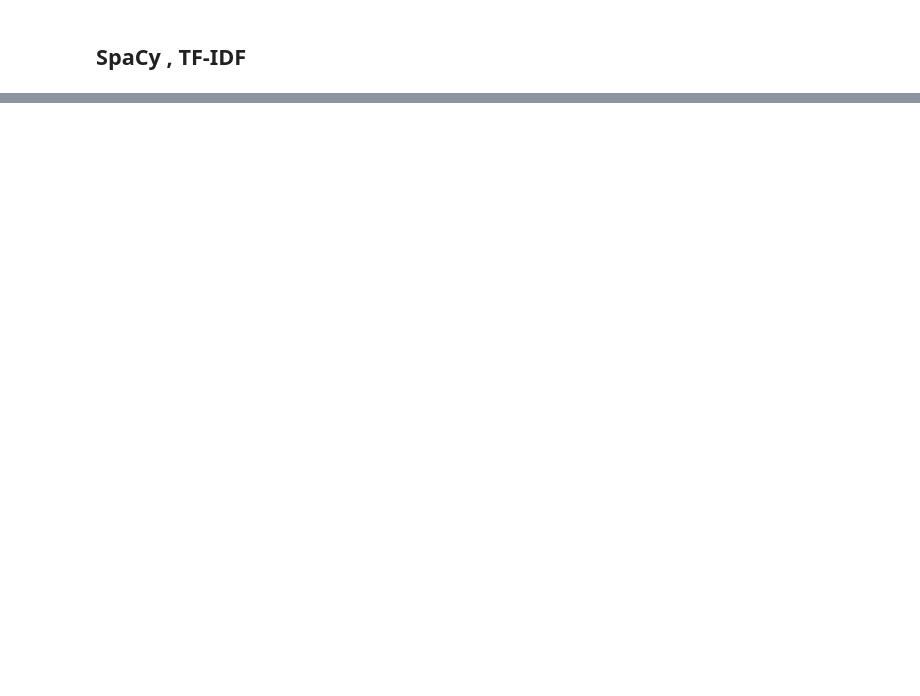
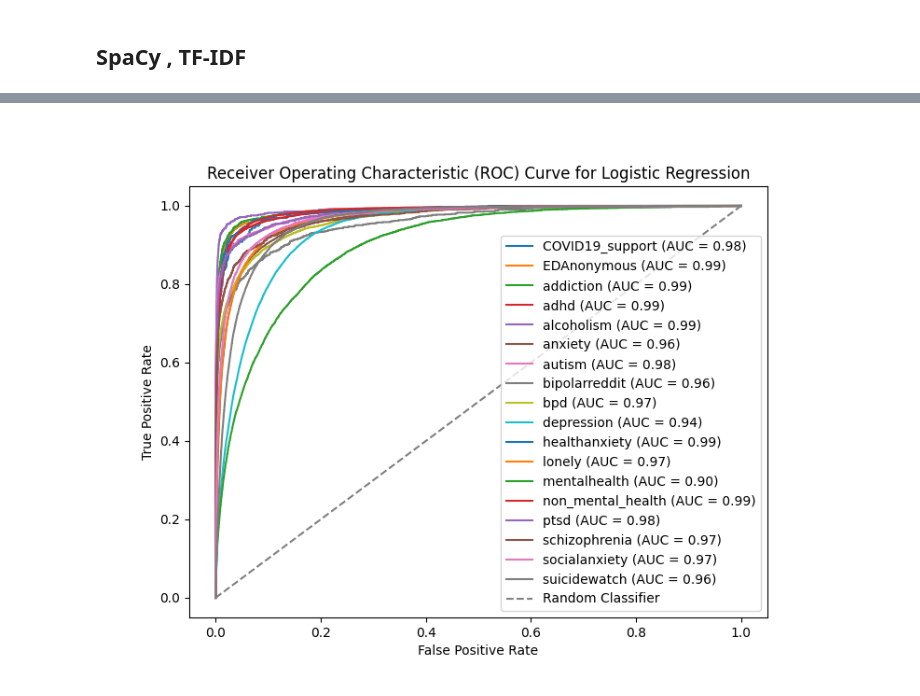
Before and after one commit to KeshavElangoDS/Mental-Health-Analysis-using-Social-Media-Data, a Jupyter notebook: spacy_tfidf_classification.ipynb, the cells around one changed output, grey strips where cells are left out. Cells and saved outputs as stored; diff of their text form; code cells hidden in the pictures; blank space fills up the shorter version.

Commit message:
display roc curve

```diff
--- a/spacy_tfidf_classification.ipynb
+++ b/spacy_tfidf_classification.ipynb
@@ -26,6 +28,7 @@ X_test = mental_health_test_df['lemmatized_tokens']
 y_test = mental_health_test_df['target']
 # %%
 %%time
-y_test_logistic, y_pred_logistic, model_name_logistic = train_and_evaluate_model(X_train, y_train, X_test, y_test, model_type='logistic')
+y_test_logistic, y_pred_logistic, y_pred_proba_logistic, model_name_logistic, target_names_logistic = \
+    train_and_evaluate_model(X_train, y_train, X_test, y_test, model_type='logistic')
 # %% [output]
 Model saved as ONNX at logistic_mental_health.onnx
@@ -157,0 +164,4 @@ Wall time: 3.52 s
+# %%
+plot_roc_curve_multiclass(y_test_logistic, y_pred_proba_logistic, model_name_logistic, target_names_logistic)
+# %% [output]
+[figure, added]
```
Also changed, not shown: parts of 12 cells of this notebook, 10 other files.
